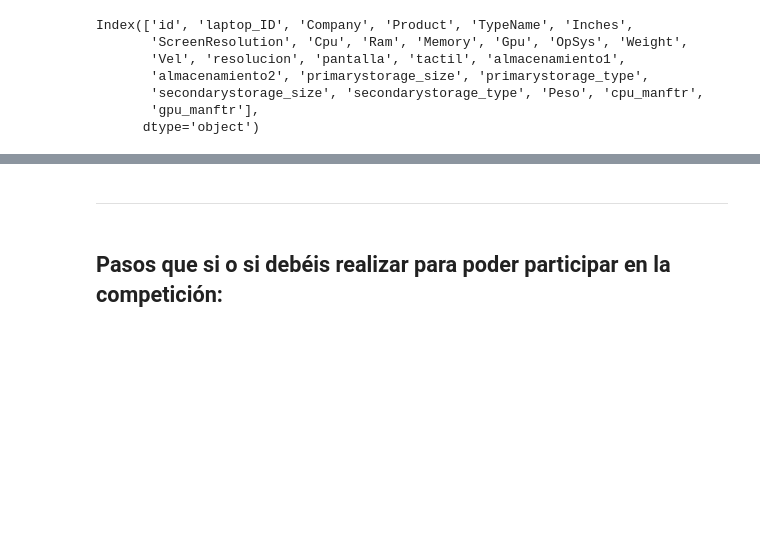
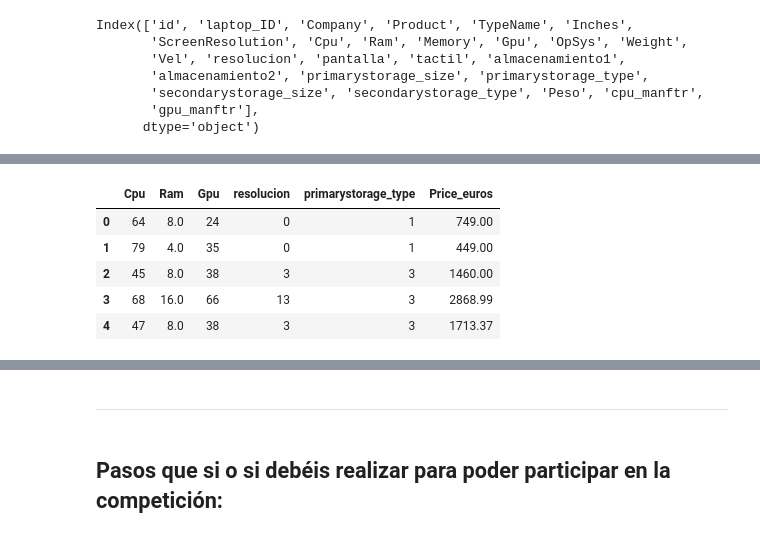
Before and after one commit to mankolepanto/ONLINE_DS_THEBRIDGE_-Jorge_Pobla-, a Jupyter notebook: Sprint_15/Team Challenge/Kaggle_Ayuda.ipynb, the cells around one changed output, grey strips where cells are left out. Drawn from its saved outputs; the diff is of its cells as text; code cells hidden in the pictures; blank space fills up the shorter version.

```diff
--- a/Sprint_15/Team Challenge/Kaggle_Ayuda.ipynb
+++ b/Sprint_15/Team Challenge/Kaggle_Ayuda.ipynb
@@ -269,0 +473,9 @@ Index(['id', 'laptop_ID', 'Company', 'Product', 'TypeName', 'Inches',
+# %%
+df_train.head (5)
+# %% [output]
+|  | Cpu | Ram | Gpu | resolucion | primarystorage_type | Price_euros |
+| 0 | 64 | 8.0 | 24 | 0 | 1 | 749.00 |
+| 1 | 79 | 4.0 | 35 | 0 | 1 | 449.00 |
+| 2 | 45 | 8.0 | 38 | 3 | 3 | 1460.00 |
+| 3 | 68 | 16.0 | 66 | 13 | 3 | 2868.99 |
+| 4 | 47 | 8.0 | 38 | 3 | 3 | 1713.37 |
```
Also changed, not shown: parts of 61 cells of this notebook, 2 other files.
